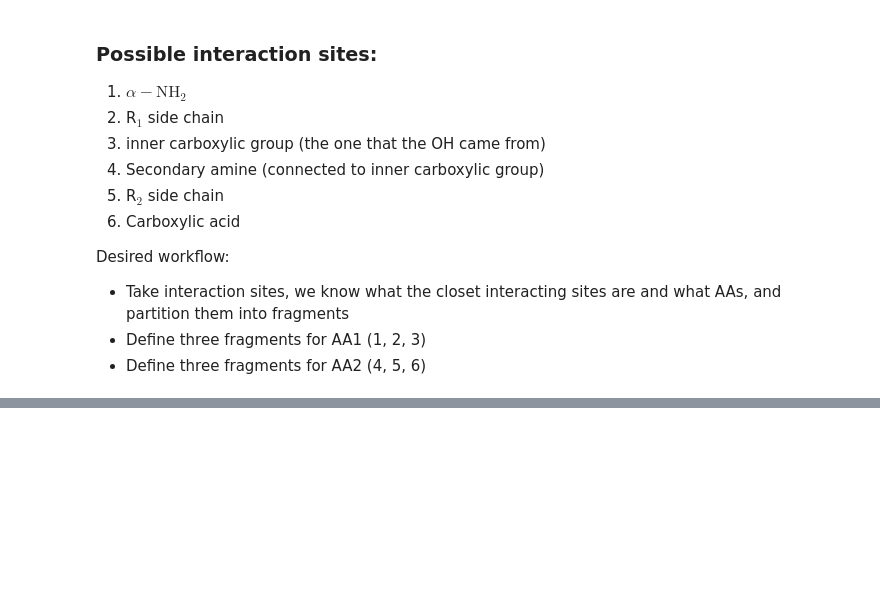
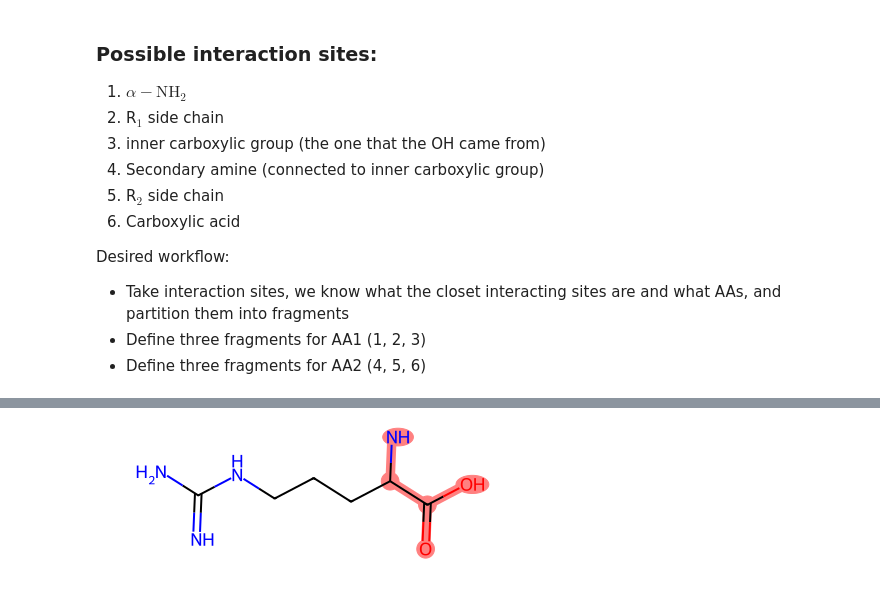
Before and after one commit to ChemRacer/dipeptide_co2, a Jupyter notebook: interaction_sites.ipynb, the cells around one changed output, grey strips where cells are left out. Cells and saved outputs as stored; diff of their text form; code cells hidden in the pictures; blank space fills up the shorter version.

```diff
--- a/interaction_sites.ipynb
+++ b/interaction_sites.ipynb
@@ -496,0 +607,4 @@ Desired workflow:
+# %%
+dehydrogen['Arginine']
+# %% [output]
+[figure, added]
```
Also changed, not shown: parts of 22 cells of this notebook, 6 other files.
